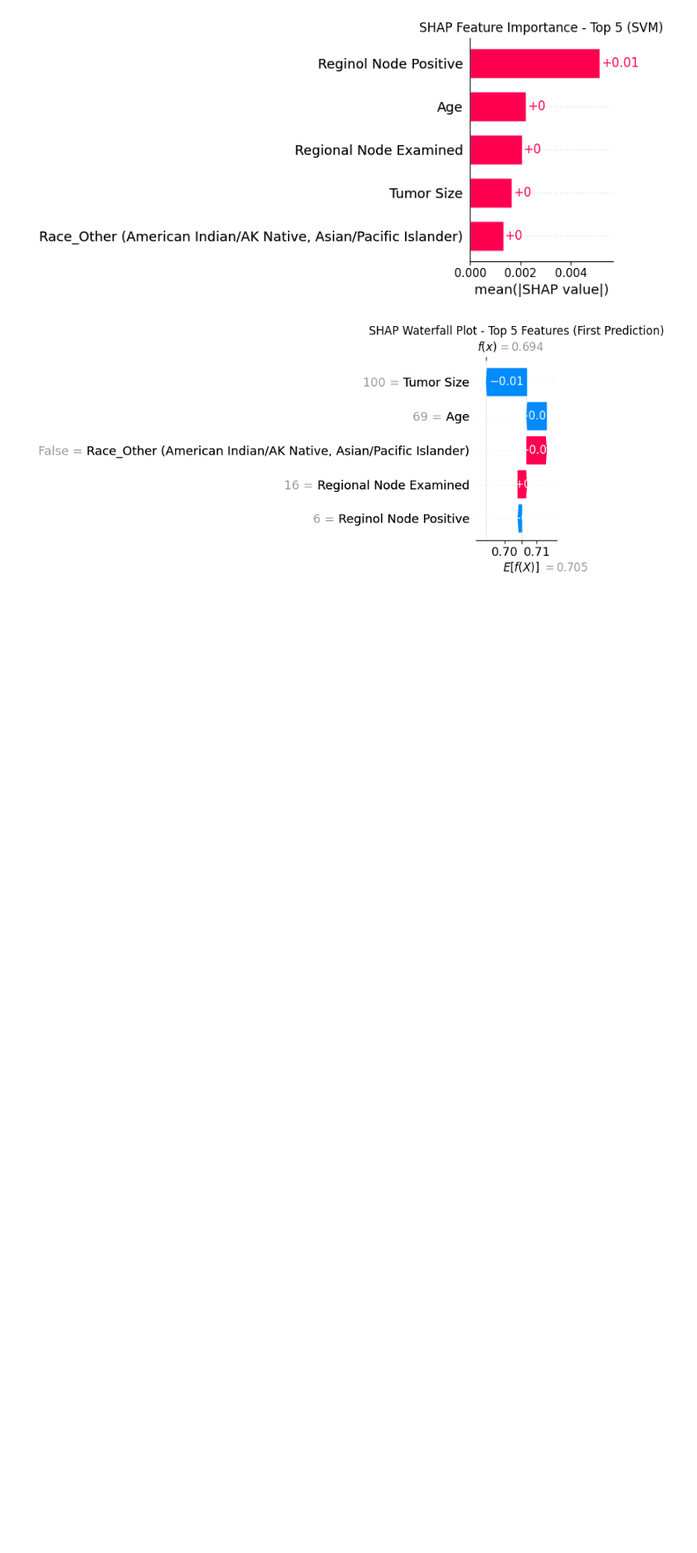
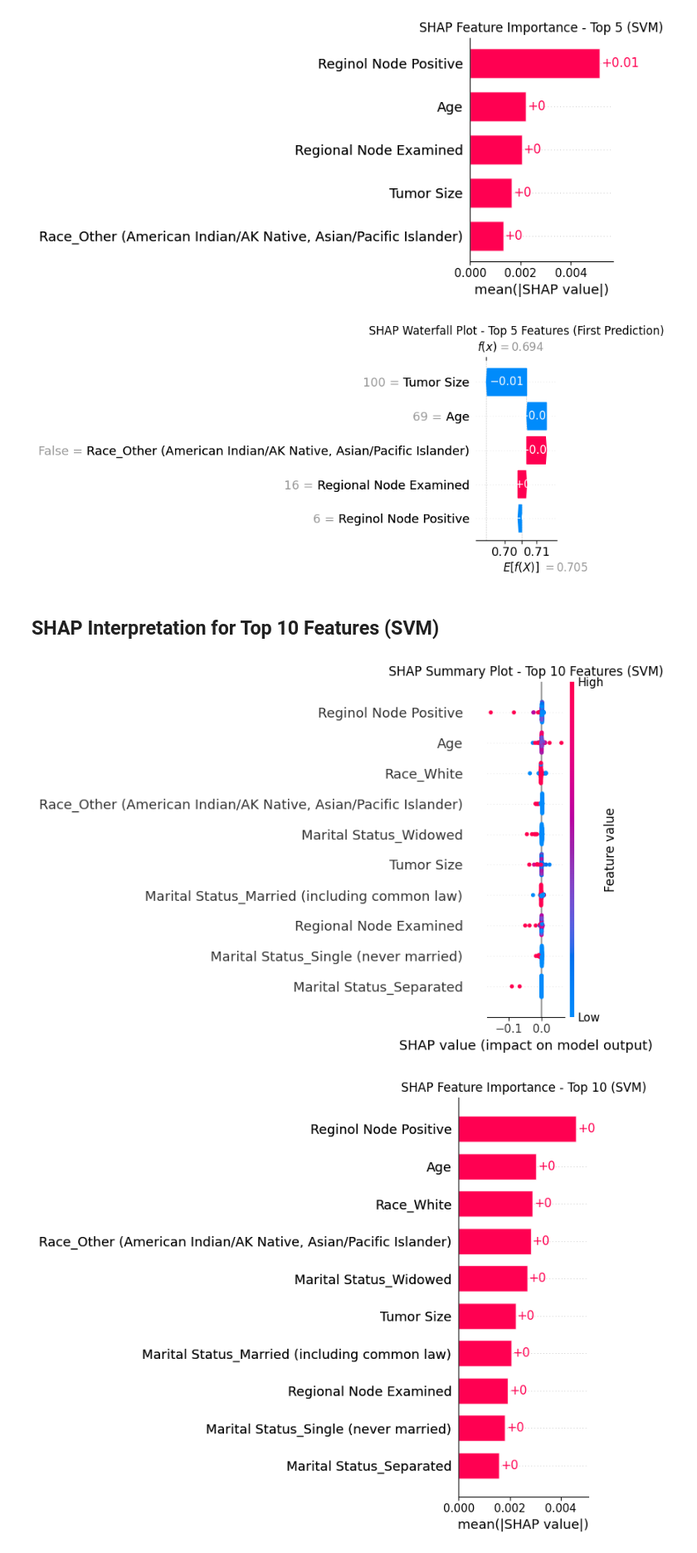
Before and after one commit to MichaelYemane707/breast_cancer_prediction, a Jupyter notebook: SVM.ipynb, the cells around one changed output. Shown: that part at 83% size. Cells and saved outputs as stored; diff of their text form; code cells hidden in the pictures; blank space fills up the shorter version.

Commit message:
SHAP Interpretation for Top 10 Features (SVM)

```diff
--- a/SVM.ipynb
+++ b/SVM.ipynb
@@ -561,3 +559,35 @@ plt.show()
 [figure]
 [figure]
 [figure]
+# %% [markdown]
+## SHAP Interpretation for Top 10 Features (SVM)
+# %%
+X_background_10 = shap.sample(X_train_top10_scaled, 100)
+
+def model_predict_top10(X):
+    return svm_top10.predict_proba(X)[:, 1]
+
+explainer_10 = shap.KernelExplainer(model_predict_top10, X_background_10)
+
+X_sample_10 = X_test_top10_scaled[:100]
+shap_values_10 = explainer_10.shap_values(X_sample_10)
+
+plt.figure(figsize=(10, 6))
+shap.summary_plot(shap_values_10, features=X_test_top10.iloc[:100], feature_names=top10_features.tolist(), show=False)
+plt.title("SHAP Summary Plot - Top 10 Features (SVM)")
+plt.tight_layout()
+plt.show()
+
+plt.figure(figsize=(8, 5))
+shap.plots.bar(shap.Explanation(values=shap_values_10, data=X_test_top10.iloc[:100].values, feature_names=top10_features), show=False)
+plt.title("SHAP Feature Importance - Top 10 (SVM)")
+plt.tight_layout()
+plt.show()
+
+shap.waterfall_plot(shap.Explanation(values=shap_values_10[0], base_values=explainer_10.expected_value, feature_names=top10_features, data=X_test_top10.iloc[0]), show=False)
+plt.title("SHAP Waterfall Plot - Top 10 Features (First Prediction)")
+plt.tight_layout()
+plt.show()
+# %% [output]
+[figure, added]
+[figure, added]
```
Also changed, not shown: parts of 2 cells of this notebook.
